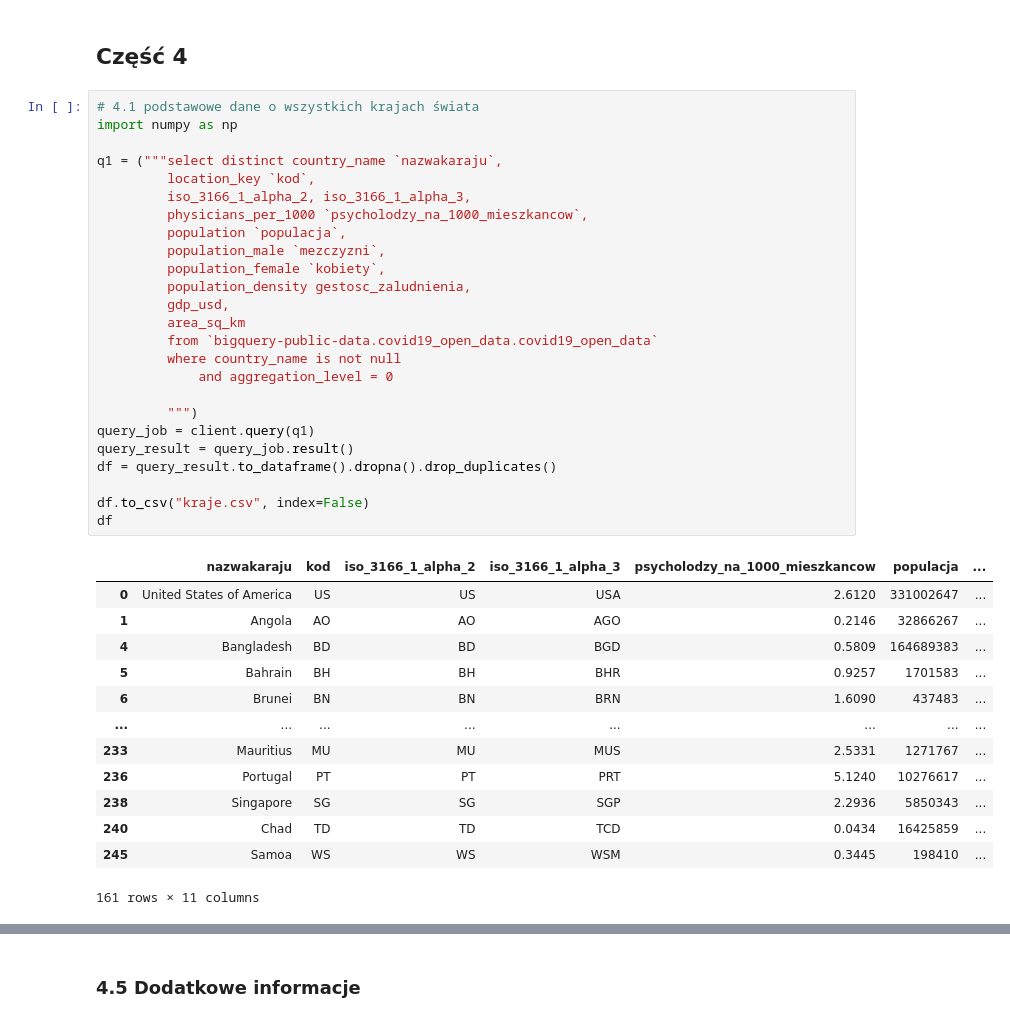
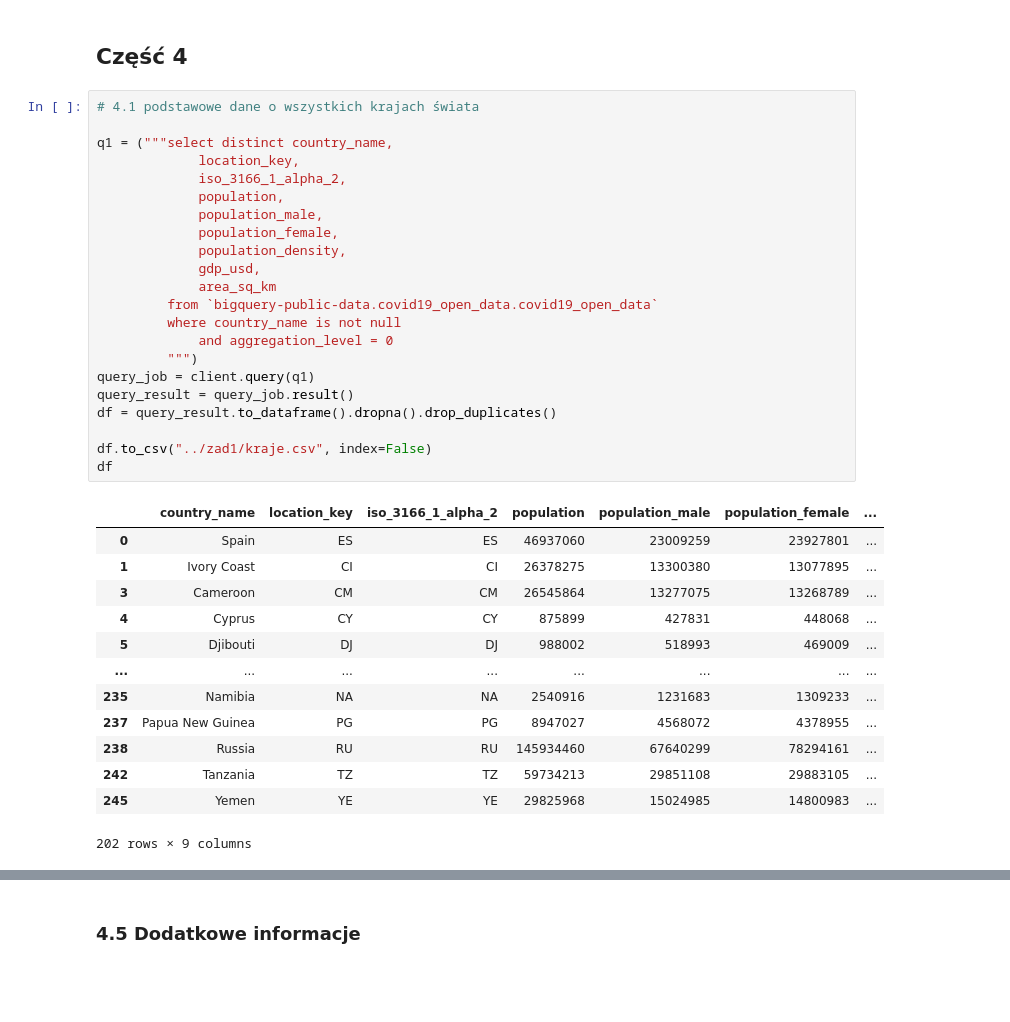
Before and after one commit to piooz/BigData, a Jupyter notebook: zad1/Untitled.ipynb, the cells around one changed output, grey strips where cells are left out. Saved outputs shown, nothing was run; the diff lists cells and outputs as text; blank space fills up the shorter version.

```diff
--- a/zad1/Untitled.ipynb
+++ b/zad1/Untitled.ipynb
@@ -357,43 +359,40 @@ query_result.to_dataframe()
 ## Część 4
 # %%
 # 4.1 podstawowe dane o wszystkich krajach świata
-import numpy as np
 
-q1 = ("""select distinct country_name `nazwakaraju`,
-         location_key `kod`,
-         iso_3166_1_alpha_2, iso_3166_1_alpha_3,
-         physicians_per_1000 `psycholodzy_na_1000_mieszkancow`,
-         population `populacja`,
-         population_male `mezczyzni`,
-         population_female `kobiety`,
-         population_density gestosc_zaludnienia,
-         gdp_usd,
-         area_sq_km
+q1 = ("""select distinct country_name,
+             location_key,
+             iso_3166_1_alpha_2,
+             population,
+             population_male,
+             population_female,
+             population_density,
+             gdp_usd,
+             area_sq_km
          from `bigquery-public-data.covid19_open_data.covid19_open_data`
          where country_name is not null
              and aggregation_level = 0
-
          """)
 query_job = client.query(q1)
 query_result = query_job.result()
 df = query_result.to_dataframe().dropna().drop_duplicates()
 
-df.to_csv("kraje.csv", index=False)
+df.to_csv("../zad1/kraje.csv", index=False)
 df
 # %% [output]
-|  | nazwakaraju | kod | iso_3166_1_alpha_2 | iso_3166_1_alpha_3 | psycholodzy_na_1000_mieszkancow | populacja | ... |
-| 0 | United States of America | US | US | USA | 2.6120 | 331002647 | ... |
-| 1 | Angola | AO | AO | AGO | 0.2146 | 32866267 | ... |
-| 4 | Bangladesh | BD | BD | BGD | 0.5809 | 164689383 | ... |
-| 5 | Bahrain | BH | BH | BHR | 0.9257 | 1701583 | ... |
-| 6 | Brunei | BN | BN | BRN | 1.6090 | 437483 | ... |
+|  | country_name | location_key | iso_3166_1_alpha_2 | population | population_male | population_female | ... |
+| 0 | Spain | ES | ES | 46937060 | 23009259 | 23927801 | ... |
+| 1 | Ivory Coast | CI | CI | 26378275 | 13300380 | 13077895 | ... |
+| 3 | Cameroon | CM | CM | 26545864 | 13277075 | 13268789 | ... |
+| 4 | Cyprus | CY | CY | 875899 | 427831 | 448068 | ... |
+| 5 | Djibouti | DJ | DJ | 988002 | 518993 | 469009 | ... |
 | ... | ... | ... | ... | ... | ... | ... | ... |
-| 233 | Mauritius | MU | MU | MUS | 2.5331 | 1271767 | ... |
-| 236 | Portugal | PT | PT | PRT | 5.1240 | 10276617 | ... |
-| 238 | Singapore | SG | SG | SGP | 2.2936 | 5850343 | ... |
-| 240 | Chad | TD | TD | TCD | 0.0434 | 16425859 | ... |
-| 245 | Samoa | WS | WS | WSM | 0.3445 | 198410 | ... |
+| 235 | Namibia | NA | NA | 2540916 | 1231683 | 1309233 | ... |
+| 237 | Papua New Guinea | PG | PG | 8947027 | 4568072 | 4378955 | ... |
+| 238 | Russia | RU | RU | 145934460 | 67640299 | 78294161 | ... |
+| 242 | Tanzania | TZ | TZ | 59734213 | 29851108 | 29883105 | ... |
+| 245 | Yemen | YE | YE | 29825968 | 15024985 | 14800983 | ... |
-161 rows × 11 columns
+202 rows × 9 columns
 # %%
 # 4.2 statyski światowe
 
```
Also changed, not shown: parts of 10 cells of this notebook, 11 other files.
